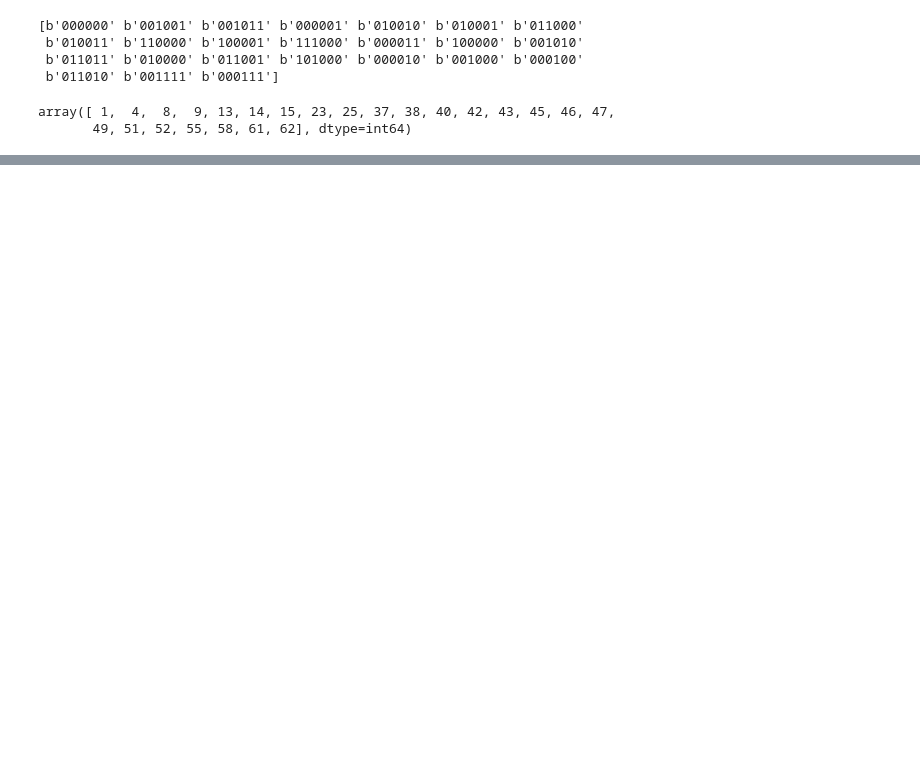
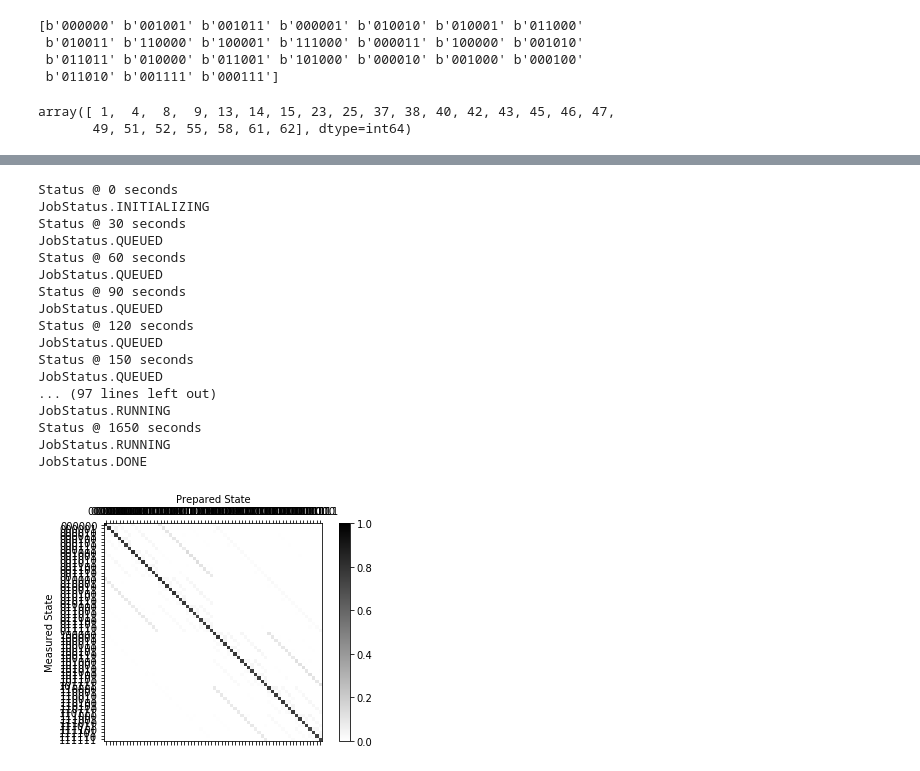
Before and after one commit to brower/QuLAT, a Jupyter notebook: Hiroki/jupyter_notebooks/Trotter_IBMQ.ipynb, the cells around one changed output, grey strips where cells are left out. Drawn from its saved outputs; the diff is of its cells as text; code cells hidden in the pictures; blank space fills up the shorter version.

Commit message:
Added the error mitigation algorithm

```diff
--- a/Hiroki/jupyter_notebooks/Trotter_IBMQ.ipynb
+++ b/Hiroki/jupyter_notebooks/Trotter_IBMQ.ipynb
@@ -133,0 +154,43 @@ plot_histogram(tr_dist2, figsize=(16, 12))
+# %%
+from qiskit.ignis.mitigation.measurement import (complete_meas_cal, tensored_meas_cal,
+                                                 CompleteMeasFitter, TensoredMeasFitter)
+
+### For test
+#backend = BasicAer.get_backend('qasm_simulator')
+###
+
+qr = QuantumRegister(6, 'qr')
+### create and execute the calibration circuits
+meas_calibs, state_labels = complete_meas_cal(qr=qr, circlabel='mcal')
+job = execute(meas_calibs, backend=backend, shots=1024)
+lapse = 0
+interval = 30
+while job.status() != JobStatus.DONE:
+    print('Status @ {} seconds'.format(interval * lapse))
+    print(job.status())
+    time.sleep(interval)
+    lapse += 1
+print(job.status())
+cal_results = job.result()
+meas_fitter = CompleteMeasFitter(cal_results, state_labels, circlabel='mcal')
+#print(meas_fitter.cal_matrix)
+meas_fitter.plot_calibration()
+# %% [output]
+Status @ 0 seconds
+JobStatus.INITIALIZING
+Status @ 30 seconds
+JobStatus.QUEUED
+Status @ 60 seconds
+JobStatus.QUEUED
+Status @ 90 seconds
+JobStatus.QUEUED
+Status @ 120 seconds
+JobStatus.QUEUED
+Status @ 150 seconds
+JobStatus.QUEUED
+... (97 lines left out)
+JobStatus.RUNNING
+Status @ 1650 seconds
+JobStatus.RUNNING
+JobStatus.DONE
+[figure, added]
```
Also changed, not shown: parts of 9 cells of this notebook, 1 other file.
